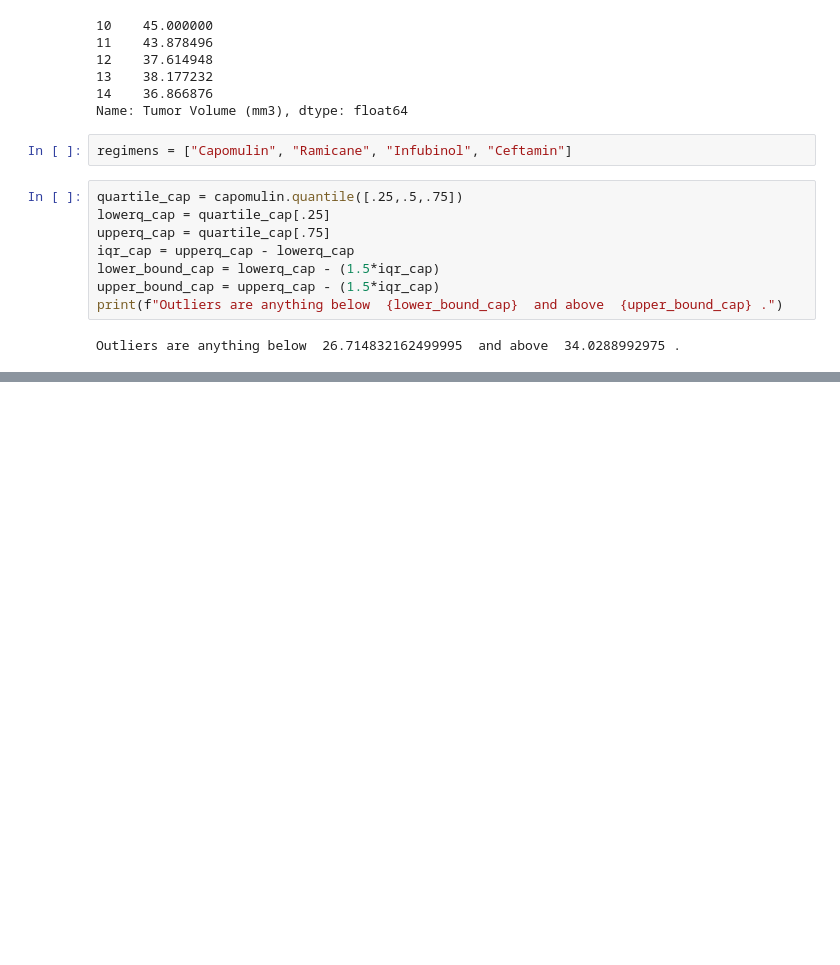
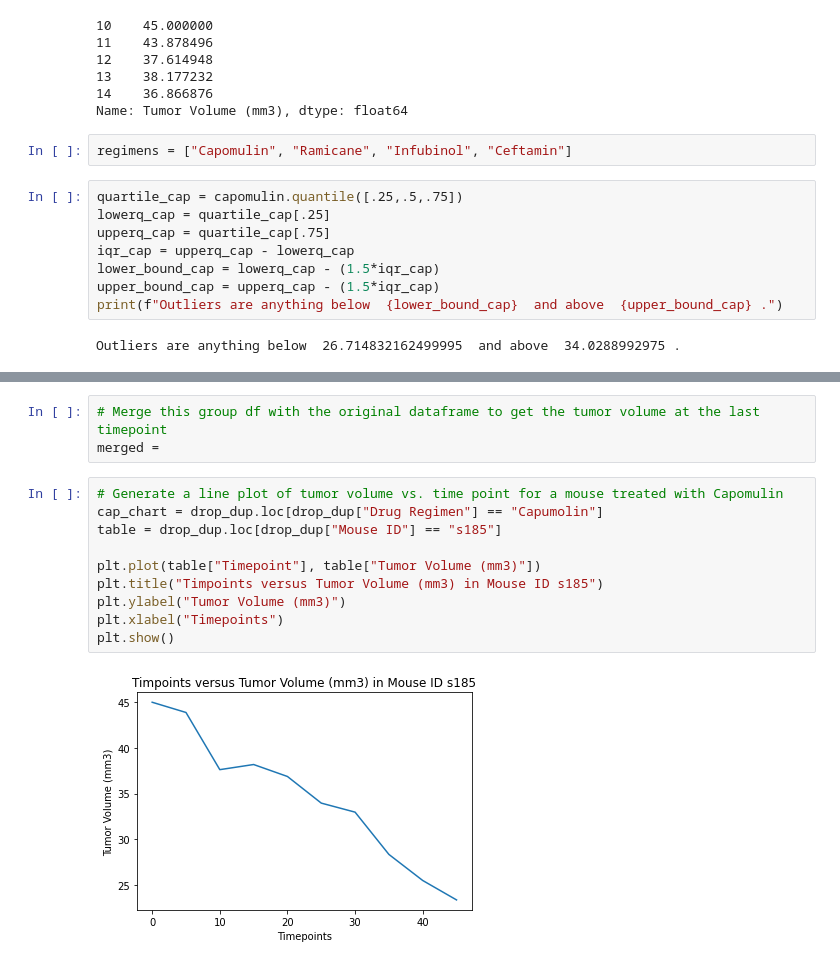
Before and after one commit to artroxel/Matplotlib-Challenge, a Jupyter notebook: Matplotlib Challenge.ipynb, the cells around one changed output, grey strips where cells are left out. Drawn from its saved outputs; the diff is of its cells as text; blank space fills up the shorter version.

```diff
--- a/Matplotlib Challenge.ipynb
+++ b/Matplotlib Challenge.ipynb
@@ -239,0 +280,15 @@ Outliers are anything below  26.714832162499995  and above  34.0288992975 .
+# %%
+# Merge this group df with the original dataframe to get the tumor volume at the last timepoint
+merged =
+# %%
+# Generate a line plot of tumor volume vs. time point for a mouse treated with Capomulin
+cap_chart = drop_dup.loc[drop_dup["Drug Regimen"] == "Capumolin"]
+table = drop_dup.loc[drop_dup["Mouse ID"] == "s185"]
+
+plt.plot(table["Timepoint"], table["Tumor Volume (mm3)"])
+plt.title("Timpoints versus Tumor Volume (mm3) in Mouse ID s185")
+plt.ylabel("Tumor Volume (mm3)")
+plt.xlabel("Timepoints")
+plt.show()
+# %% [output]
+[figure, added]
```
Also changed, not shown: parts of 5 cells of this notebook.
